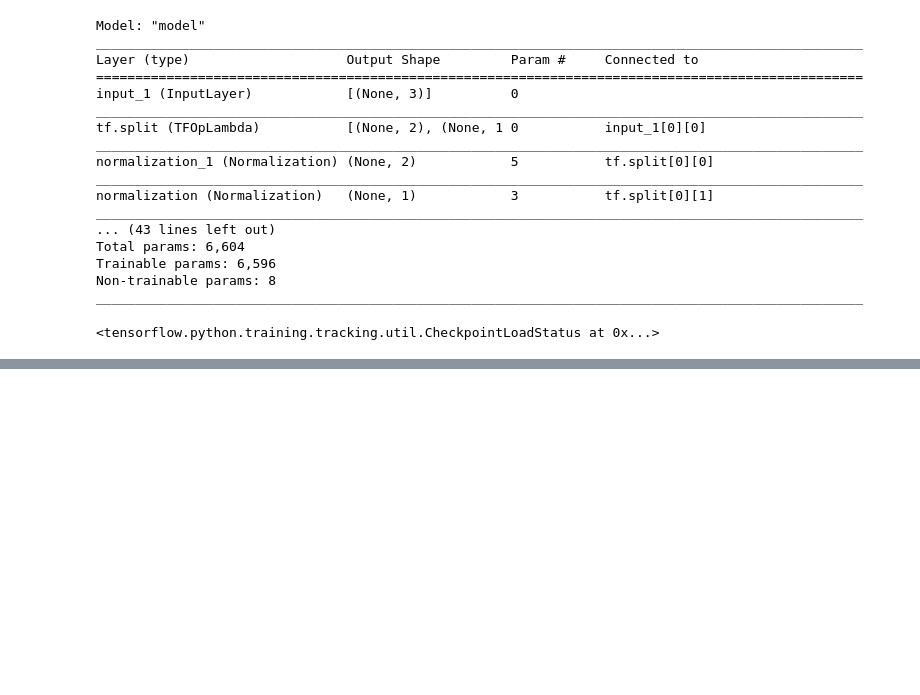
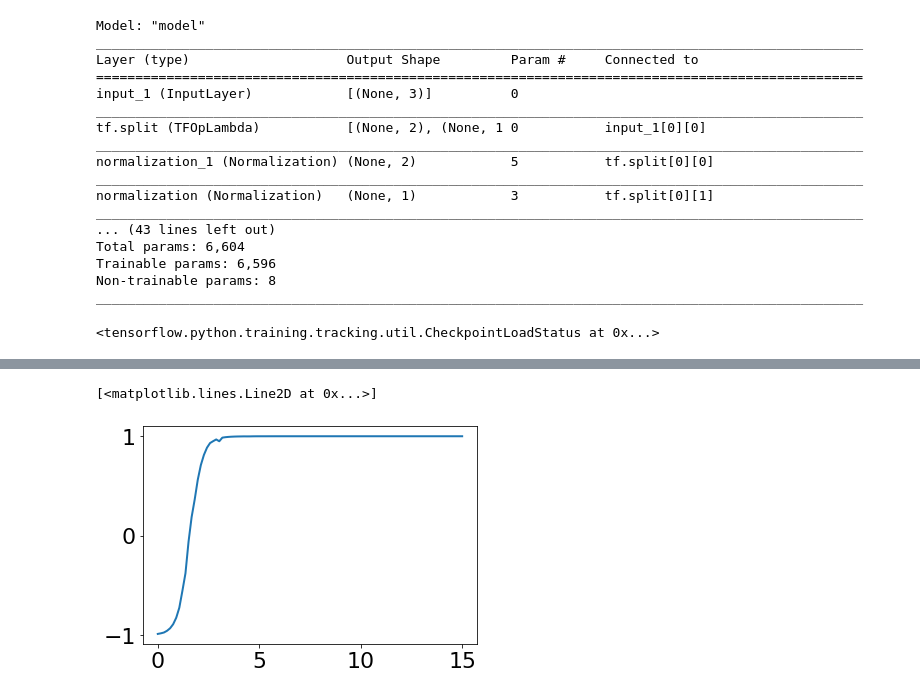
Before and after one commit to simoneventuri/ROMNet_, a Jupyter notebook: extra/postprocessing/SMD/Predict_DeepONet.ipynb, the cells around one changed output, grey strips where cells are left out. Saved outputs shown, nothing was run; the diff lists cells and outputs as text; code cells hidden in the pictures; blank space fills up the shorter version.

```diff
--- a/extra/postprocessing/SMD/Predict_DeepONet.ipynb
+++ b/extra/postprocessing/SMD/Predict_DeepONet.ipynb
@@ -149,3 +214,9 @@ iVar =  1
+# %%
+iN = 3
+plt.plot(tPred, yTrunk[:,iN])
+# %% [output]
+[<matplotlib.lines.Line2D at 0x...>]
+[figure, added]
 # %%
 ### Evaluating on Test Data
 
```
Also changed, not shown: parts of 6 cells of this notebook, 25 other files.
